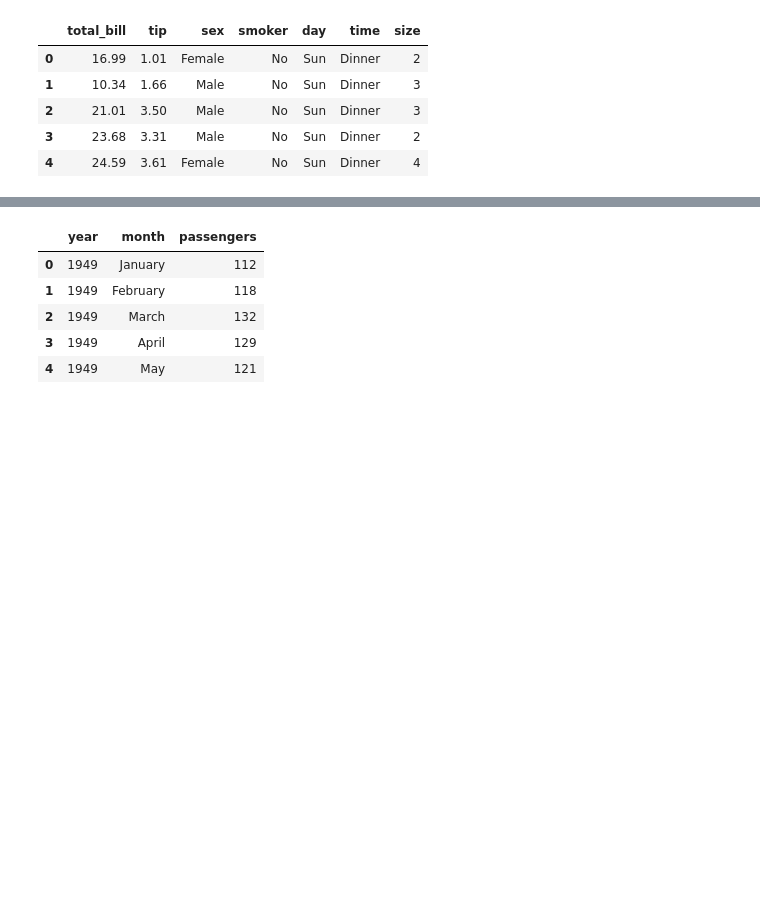
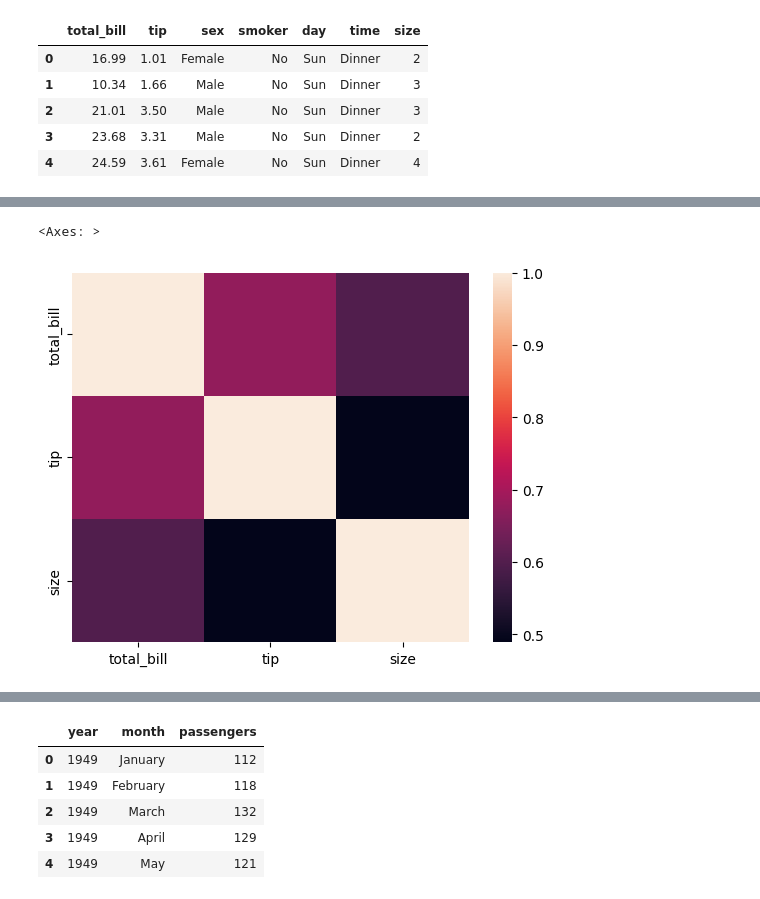
Before and after one commit to naveennakshatram/Python-for-Data-Science-and-Machine-Learning, a Jupyter notebook: Seaborn/Seaborn_lib_part_3.ipynb, the cells around one changed output, grey strips where cells are left out. Saved outputs shown, nothing was run; the diff lists cells and outputs as text; code cells hidden in the pictures; blank space fills up the shorter version.

```diff
--- a/Seaborn/Seaborn_lib_part_3.ipynb
+++ b/Seaborn/Seaborn_lib_part_3.ipynb
@@ -17,0 +48,5 @@ tips.head()
+# %%
+## Converting tips data into matrix using Correlation.
+
+tp = tips.corr(numeric_only=True)
+tp
@@ -17,0 +85,7 @@ tips.head()
+# %%
+##  Heatmap example on tips data
+
+sns.heatmap(tp)
+# %% [output]
+<Axes: >
+[figure, added]
```
Also changed, not shown: parts of 20 cells of this notebook, 5 other files.
